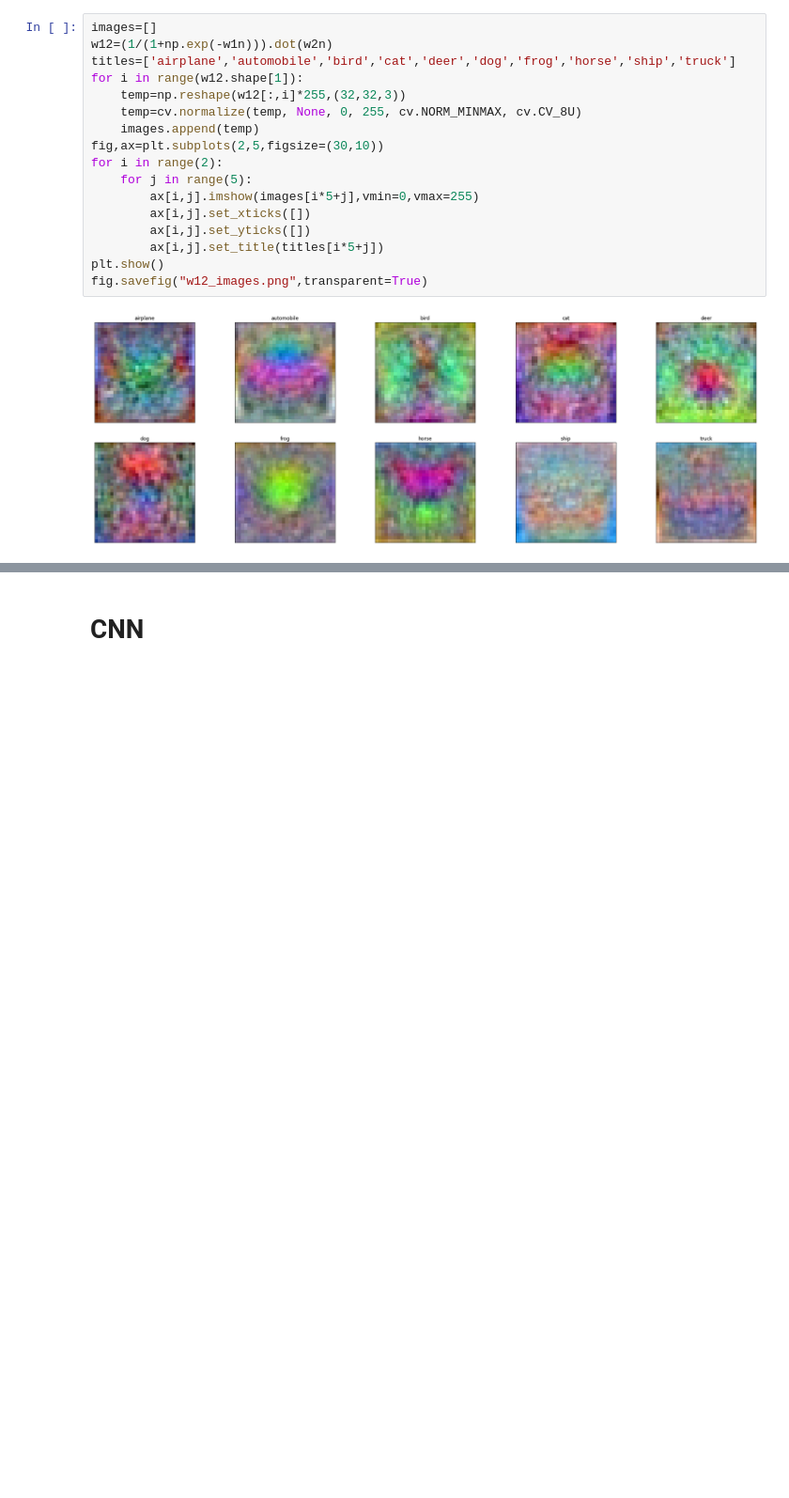
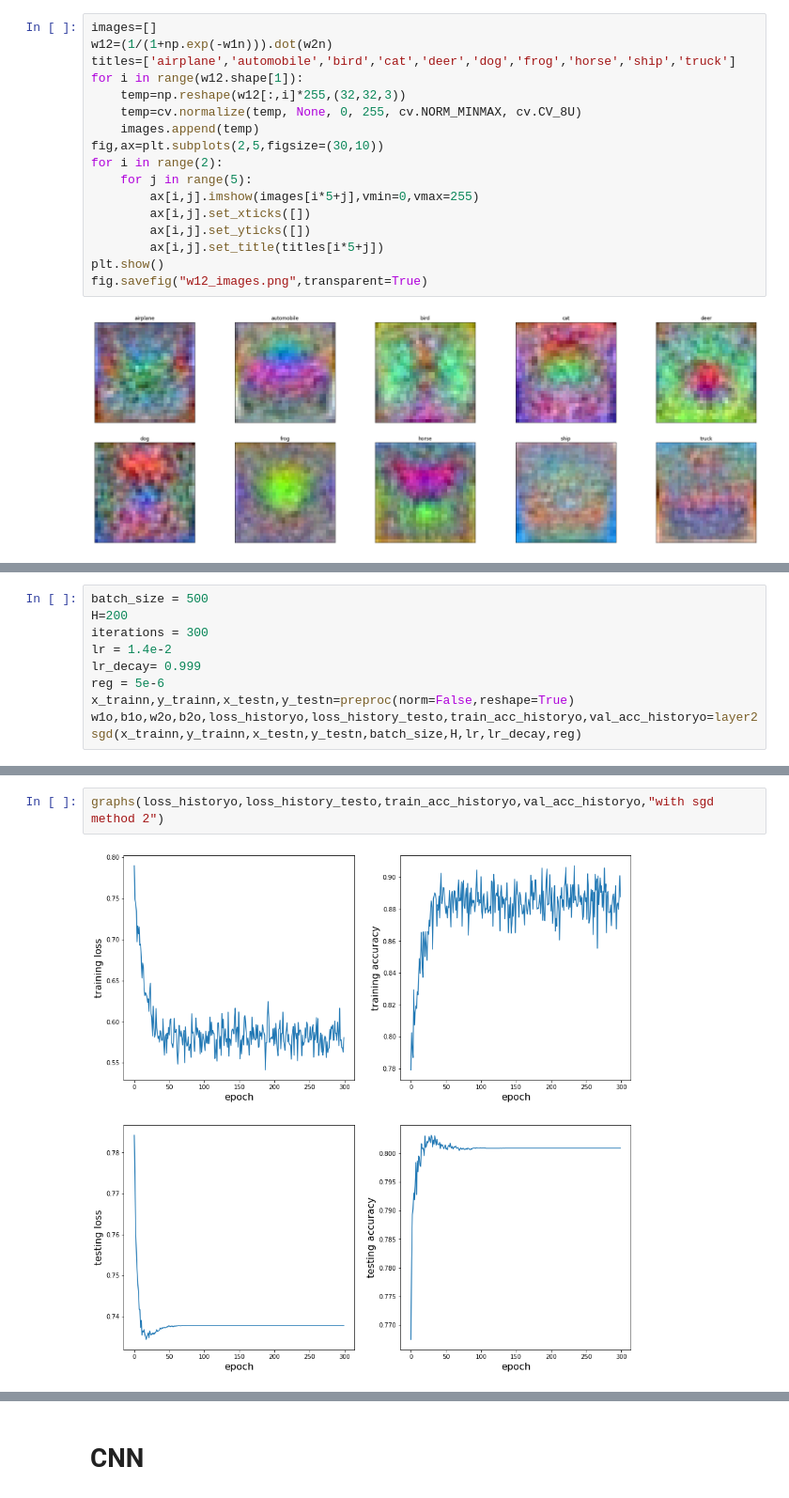
Before and after one commit to OshanJayawardana/Classification-Model-Comparison-CIFAR-10, a Jupyter notebook: A04_180437U.ipynb, the cells around one changed output, grey strips where cells are left out. Shown at 94% size. Cells and saved outputs as stored; diff of their text form; blank space fills up the shorter version.

```diff
--- a/A04_180437U.ipynb
+++ b/A04_180437U.ipynb
@@ -341,0 +407,9 @@ graphs(loss_historym,loss_history_testm,train_acc_historym,val_acc_historym,"wit
+# %%
+batch_size = 500
+H=200
+iterations = 300
+lr = 1.4e-2
+lr_decay= 0.999
+reg = 5e-6
+x_trainn,y_trainn,x_testn,y_testn=preproc(norm=False,reshape=True)
+w1o,b1o,w2o,b2o,loss_historyo,loss_history_testo,train_acc_historyo,val_acc_historyo=layer2sgd(x_trainn,y_trainn,x_testn,y_testn,batch_size,H,lr,lr_decay,reg)
@@ -342 +434,5 @@ graphs(loss_historym,loss_history_testm,train_acc_historym,val_acc_historym,"wit
+# %%
+graphs(loss_historyo,loss_history_testo,train_acc_historyo,val_acc_historyo,"with sgd method 2")
+# %% [output]
+[figure, added]
 # %%
```
Also changed, not shown: parts of 14 cells of this notebook, 15 other files.
